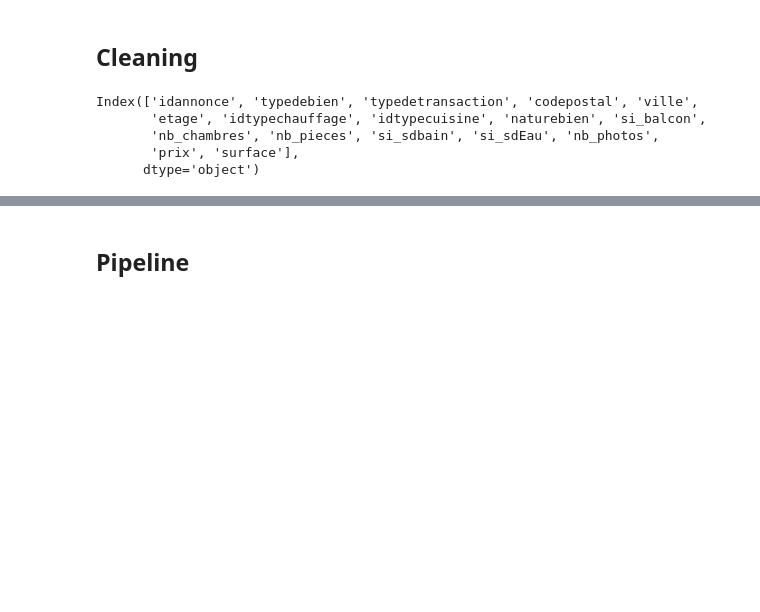
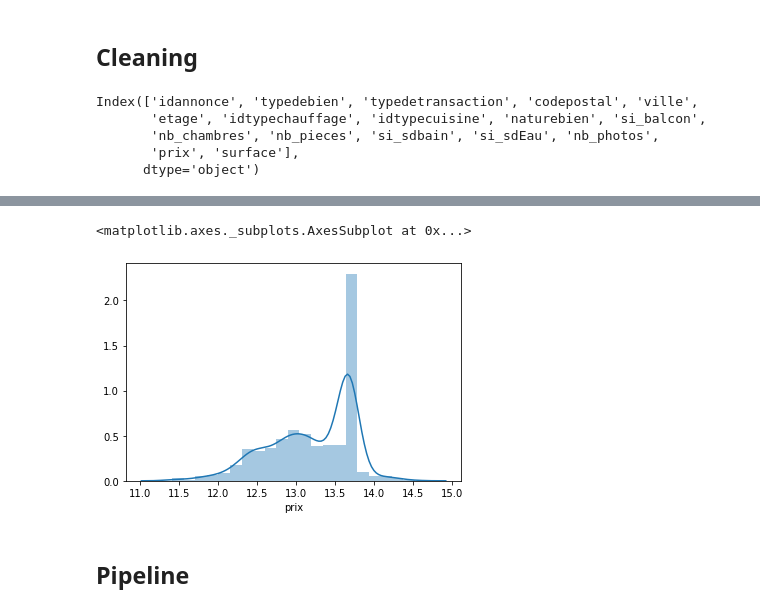
Before and after one commit to Simplon-IA-Bdx-1/realestate-ange-de-la-ville, a Jupyter notebook: model.ipynb, the cells around one changed output, grey strips where cells are left out. Cells and saved outputs as stored; diff of their text form; code cells hidden in the pictures; blank space fills up the shorter version.

```diff
--- a/model.ipynb
+++ b/model.ipynb
@@ -56,4 +79,4 @@ df_full.loc[codpostal33rows,'codepostal'] = 33000
 # %%
-cuisineNArows = df_full['idtypecuisine'] == 0
+cuisineNArows = df_full['idtypecuisine'] == "0"
 df_full.loc[cuisineNArows,'idtypecuisine'] = np.nan
 # %%
@@ -61,3 +147,8 @@ df_full['surface'] = df_full['surface'].astype(float)
+# %%
+sns.distplot(np.log(df_full['prix']))
+# %% [output]
+<matplotlib.axes._subplots.AxesSubplot at 0x...>
+[figure, added]
 # %% [markdown]
 ## Pipeline
 # %%
```
Also changed, not shown: parts of 25 cells of this notebook.
